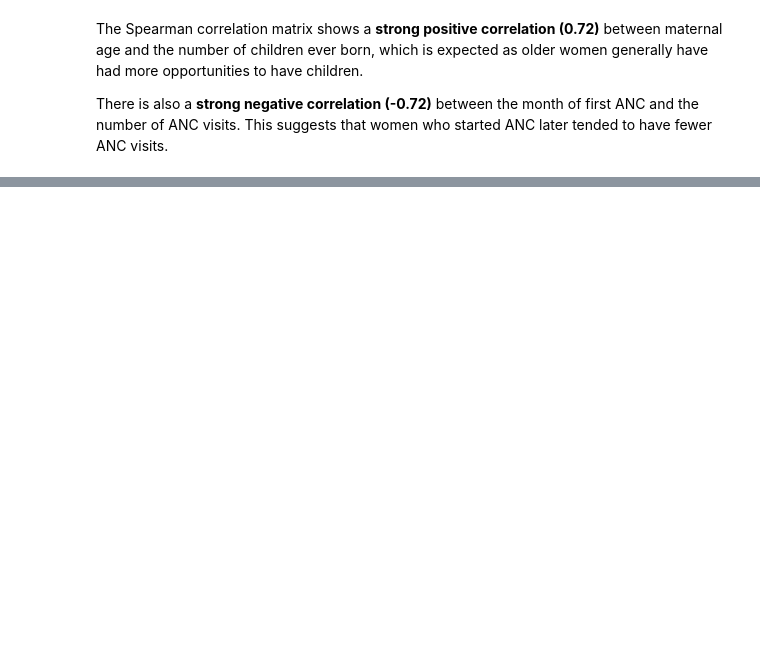
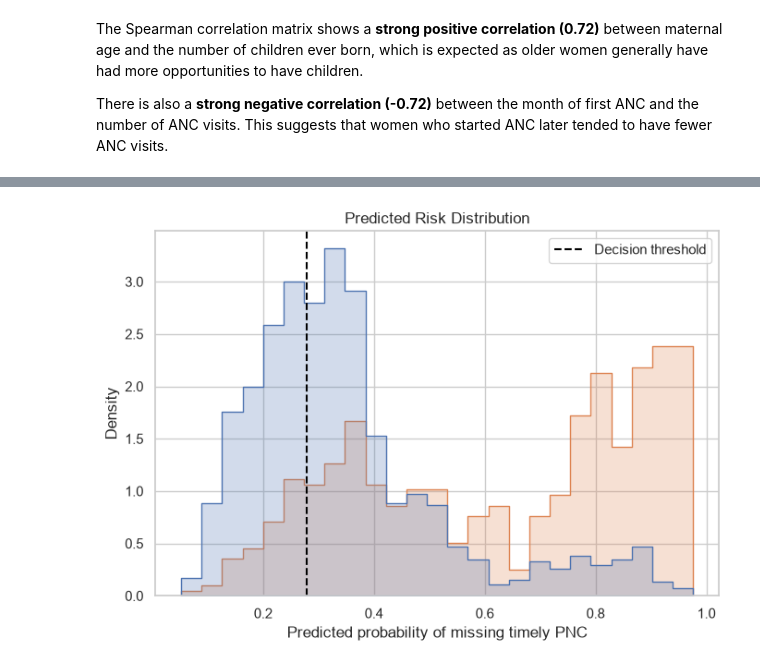
Before and after one commit to dr-baridiminer/Maternal_Health_PNC_Risk_Stratification_Capstone, a Jupyter notebook: notebooks/00_full_project.ipynb, the cells around one changed output, grey strips where cells are left out. Cells and saved outputs as stored; diff of their text form; code cells hidden in the pictures; blank space fills up the shorter version.

```diff
--- a/notebooks/00_full_project.ipynb
+++ b/notebooks/00_full_project.ipynb
@@ -1738,0 +2144,18 @@ current feature set rather than a modelling error.
+# %%
+plt.figure(figsize=(7, 5))
+sns.histplot(
+    x=test_probabilities,
+    hue=y_test.map({0: "Timely", 1: "Missed"}),
+    bins=25,
+    stat="density",
+    common_norm=False,
+    element="step",
+)
+plt.axvline(decision_threshold, color="black", linestyle="--", label="Decision threshold")
+plt.title("Predicted Risk Distribution")
+plt.xlabel("Predicted probability of missing timely PNC")
+plt.legend()
+plt.tight_layout()
+plt.show()
+# %% [output]
+[figure, added]
```
Also changed, not shown: parts of 127 cells of this notebook, 2 other files.
